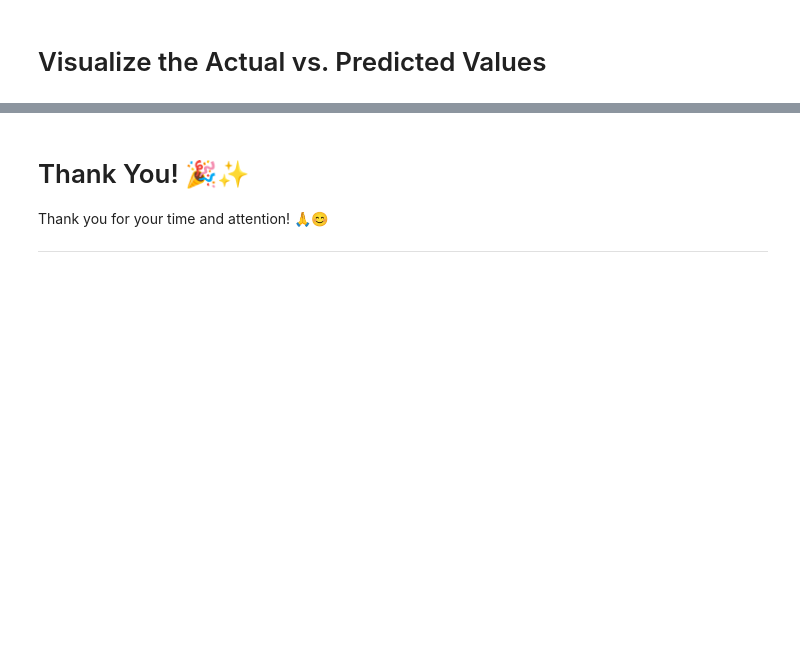
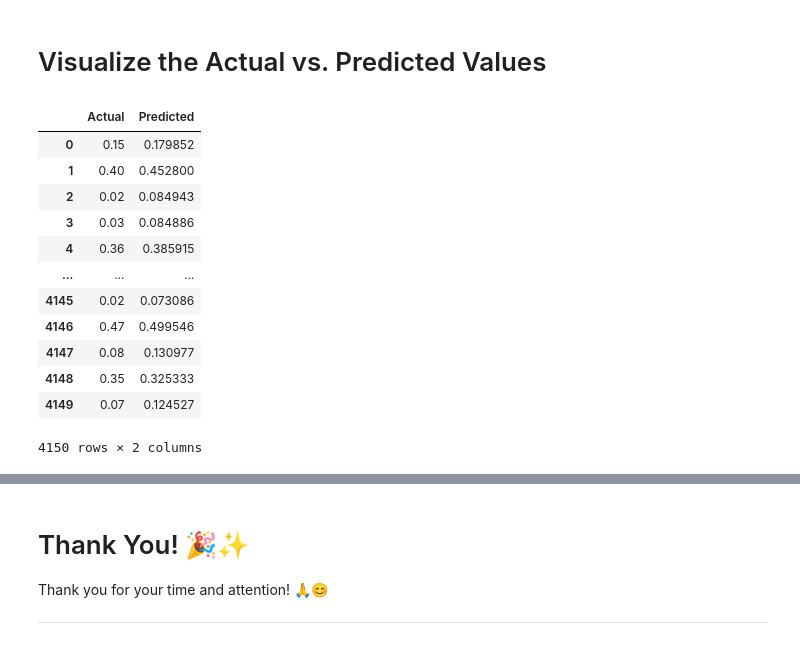
Before and after one commit to Yosofhatem/DataMiningProject, a Jupyter notebook: Regression/Regression_Model.ipynb, the cells around one changed output, grey strips where cells are left out. Drawn from its saved outputs; the diff is of its cells as text; code cells hidden in the pictures; blank space fills up the shorter version.

```diff
--- a/Regression/Regression_Model.ipynb
+++ b/Regression/Regression_Model.ipynb
@@ -356,5 +353,23 @@ Predicted Global Sales for new input: 5.935756127201169
 # %% [markdown]
 # Visualize the Actual vs. Predicted Values
+# %%
+from IPython.display import display
+comparison_df = pd.DataFrame({'Actual': y_test, 'Predicted': ridge_pred})
+display(comparison_df)
+# %% [output]
+|  | Actual | Predicted |
+| 0 | 0.15 | 0.179852 |
+| 1 | 0.40 | 0.452800 |
+| 2 | 0.02 | 0.084943 |
+| 3 | 0.03 | 0.084886 |
+| 4 | 0.36 | 0.385915 |
+| ... | ... | ... |
+| 4145 | 0.02 | 0.073086 |
+| 4146 | 0.47 | 0.499546 |
+| 4147 | 0.08 | 0.130977 |
+| 4148 | 0.35 | 0.325333 |
+| 4149 | 0.07 | 0.124527 |
+4150 rows × 2 columns
 # %%
 # Scatter plot of actual vs predicted values
 plt.figure(figsize=(8, 6))
```
Also changed, not shown: parts of 7 cells of this notebook, 2 other files.
